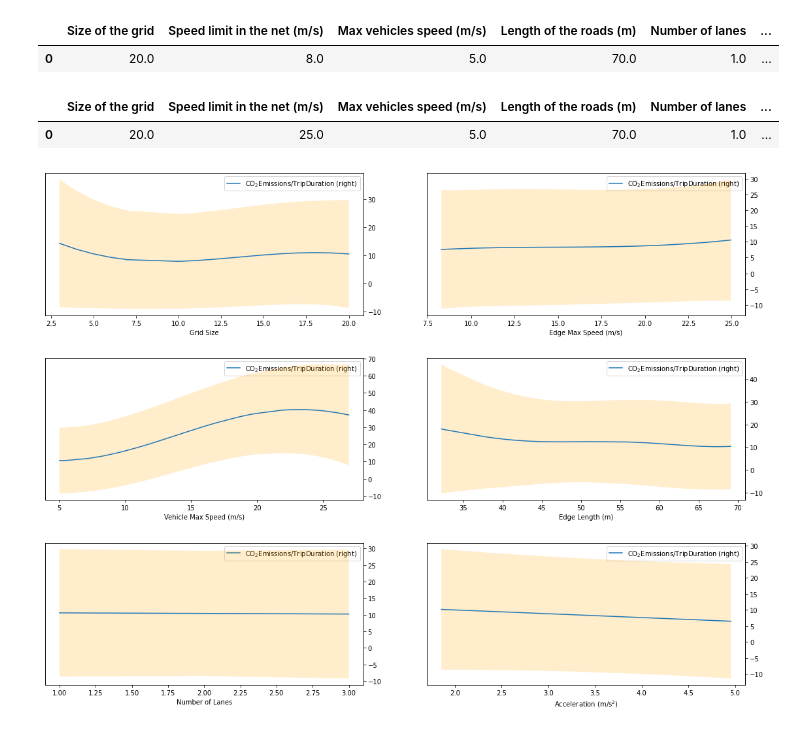
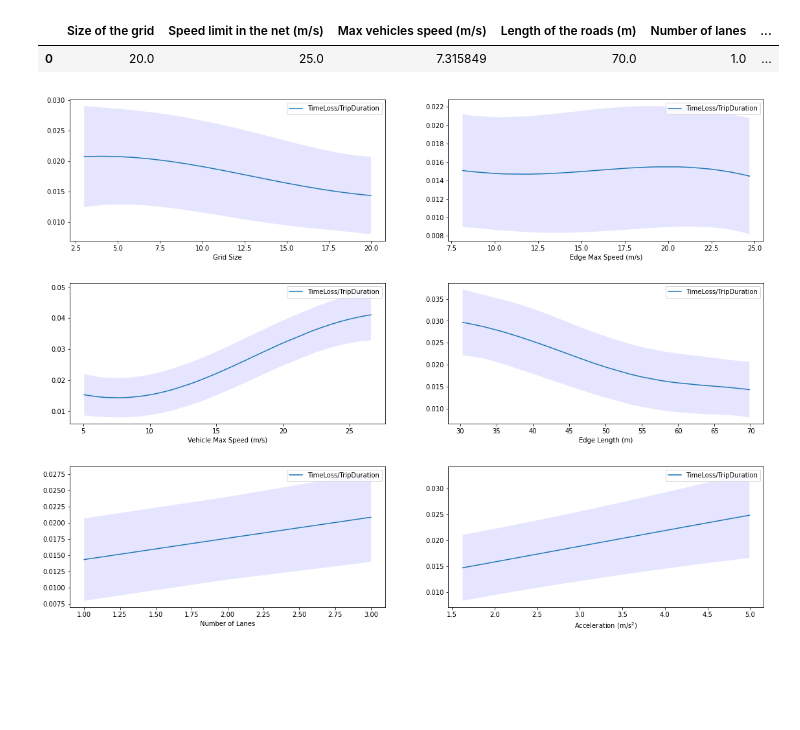
Before and after one commit to MatteoBettini/TrafficEmu, a Jupyter notebook: sensitivity_analysis/ofat.ipynb, the cells around one changed output. Cells and saved outputs as stored; diff of their text form; code cells hidden in the pictures; blank space fills up the shorter version.

Commit message:
New outputs SA

```diff
--- a/sensitivity_analysis/ofat.ipynb
+++ b/sensitivity_analysis/ofat.ipynb
@@ -1,9 +1,9 @@
 # %%
 import pickle
 
-# folder_name='experimental_design'
+# folder_name='experimental_design_new_outputs'
 
-# tl_file='250_random_points_supervised_GP_timeloss'
+# tl_file='270_random_points_supervised_GP_timeloss'
 # co2_file='270_random_points_supervised_GP_co2'
 
 # tl_file='model_variance_20_init_points_250_loops_timeloss'
@@ -21,7 +21,7 @@ import pickle
 # tl_file='integrated_variance_reduction_20_init_points_1000_loops_timeloss'
 # co2_file='integrated_variance_reduction_20_init_points_1000_loops_co2'
 
-folder_name='bayesian_optimization'
+folder_name='bayesian_optimization_new_outputs'
 
 # tl_file='270_random_init_50_bay_opt_timeLoss'
 # tl_res='results_random_init_timeLoss'
@@ -35,75 +35,73 @@ folder_name='bayesian_optimization'
 
 tl_file='270_integrated_variance_50_bay_timeLoss'
 tl_res='results_integrated_variance_timeLoss'
-co2_file='270_integrated_variance_50_bay_emissions'
-co2_res='results_integrated_variance_emissions'
+# co2_file='270_integrated_variance_50_bay_emissions'
+# co2_res='results_integrated_variance_emissions'
 
 timeloss_emukit_model = pickle.load(open('../'+folder_name+'/models/'+tl_file+'.pkl', "rb"))
-emissions_emukit_model = pickle.load(open('../'+folder_name+'/models/'+co2_file+'.pkl', "rb"))
+# emissions_emukit_model = pickle.load(open('../'+folder_name+'/models/'+co2_file+'.pkl', "rb"))
 # %%
 import pandas as pd
 parameters_name = ['Size of the grid', 'Speed limit in the net (m/s)', 'Max vehicles speed (m/s)', 'Length of the roads (m)', 'Number of lanes', 'Accelleration (m/s^2)']
-time_loss_results = pickle.load(open('../bayesian_optimization/bayesian_opt_results/'+tl_res+'.pkl', 'rb'))
+time_loss_results = pickle.load(open('../bayesian_optimization_new_outputs/bayesian_opt_results/'+tl_res+'.pkl', 'rb'))
 time_loss_results_df = pd.DataFrame(time_loss_results.minimum_location.reshape(1,-1))
 time_loss_results_df.columns = parameters_name
 time_loss_results_df
 # %% [output]
 |  | Size of the grid | Speed limit in the net (m/s) | Max vehicles speed (m/s) | Length of the roads (m) | Number of lanes | ... |
-| 0 | 20.0 | 8.0 | 5.0 | 70.0 | 1.0 | ... |
+| 0 | 20.0 | 25.0 | 7.315849 | 70.0 | 1.0 | ... |
 # %%
-emissions_results = pickle.load(open('../bayesian_optimization/bayesian_opt_results/'+co2_res+'.pkl', 'rb'))
-emissions_results_df = pd.DataFrame(emissions_results.minimum_location.reshape(1,-1))
-emissions_results_df.columns = parameters_name
-emissions_results_df
+# emissions_results = pickle.load(open('../bayesian_optimization/bayesian_opt_results/'+co2_res+'.pkl', 'rb'))
+# emissions_results_df = pd.DataFrame(emissions_results.minimum_location.reshape(1,-1))
+# emissions_results_df.columns = parameters_name
+# emissions_results_df
-# %% [output]
-|  | Size of the grid | Speed limit in the net (m/s) | Max vehicles speed (m/s) | Length of the roads (m) | Number of lanes | ... |
-| 0 | 20.0 | 25.0 | 5.0 | 70.0 | 1.0 | ... |
 # %%
-from experimental_design.config import get_ofat_parameter_spaces
-parameter_spaces = get_ofat_parameter_spaces('CO2')
+# from experimental_design.config import get_ofat_parameter_spaces
+from experimental_design_new_outputs.config import get_ofat_parameter_spaces
+parameter_spaces = get_ofat_parameter_spaces('TIME')
 # %%
 from emukit.core.initial_designs import RandomDesign
 import pandas as pd
 import matplotlib.pyplot as plt
 import numpy as np
 
 num_data_points = 50
 fig, axs = plt.subplots(len(parameter_spaces)//2, 2, figsize=[6.4*(len(parameter_spaces)//2), 4.8 * 3])
 for idx, space_dict in enumerate(parameter_spaces):
     parameter_name = space_dict['name']
     parameter_space = space_dict['space']
     design = RandomDesign(parameter_space)  # initialize with random points
     test_X = design.get_samples(num_data_points)
-    emissions_pred_Y, emissions_pred_Y_variance = emissions_emukit_model.predict(test_X)
+    # emissions_pred_Y, emissions_pred_Y_variance = emissions_emukit_model.predict(test_X)
     timeloss_pred_Y, timeloss_pred_Y_variance = timeloss_emukit_model.predict(test_X)
 
-    emissions_X = test_X[:, idx]
-    emissions_Y = emissions_pred_Y[:, 0]
-    emissions_Variance = emissions_pred_Y_variance[:, 0]
-    emissions_sort_positions = emissions_X.argsort()
-    emissions_X = emissions_X[emissions_sort_positions]
-    emissions_Y = emissions_Y[emissions_sort_positions]
-    emissions_Std = np.sqrt(emissions_Variance[emissions_sort_positions])
+    # emissions_X = test_X[:, idx]
+    # emissions_Y = emissions_pred_Y[:, 0]
+    # emissions_Variance = emissions_pred_Y_variance[:, 0]
+    # emissions_sort_positions = emissions_X.argsort()
+    # emissions_X = emissions_X[emissions_sort_positions]
+    # emissions_Y = emissions_Y[emissions_sort_positions]
+    # emissions_Std = np.sqrt(emissions_Variance[emissions_sort_positions])
 
     timeloss_X = test_X[:, idx]
     timeloss_Y = timeloss_pred_Y[:, 0]
     timeloss_Variance = timeloss_pred_Y_variance[:, 0]
     timeloss_sort_positions = timeloss_X.argsort()
     timeloss_X = timeloss_X[timeloss_sort_positions]
     timeloss_Y = timeloss_Y[timeloss_sort_positions]
     timeloss_Std = np.sqrt(timeloss_Variance[timeloss_sort_positions])
 
     data = {
         'timeloss_X': timeloss_X, 'TimeLoss/TripDuration': timeloss_Y, 'timeloss_Std': timeloss_Std,
-        'emissions_X': emissions_X, 'CO$_2$Emissions/TripDuration': emissions_Y, 'emissions_Std': emissions_Std,
+        # 'emissions_X': emissions_X, 'CO$_2$Emissions/TripDuration': emissions_Y, 'emissions_Std': emissions_Std,
     }
     ax = axs[idx//2][idx%2]
-    # _ax1 = pd.DataFrame(data).plot.line(x='timeloss_X', y='TimeLoss/TripDuration', ax=ax) #, yerr='timeloss_Std')
-    _ax2 = pd.DataFrame(data).plot.line(secondary_y=True, x='emissions_X', y='CO$_2$Emissions/TripDuration', ax=ax) #, yerr='emission_Std')
-    # _ax1.fill_between(timeloss_X, data['TimeLoss/TripDuration'] - data['timeloss_Std'], data['TimeLoss/TripDuration'] + data['timeloss_Std'], facecolor='blue', alpha=0.1, interpolate=True)
-    _ax2.fill_between(emissions_X, data['CO$_2$Emissions/TripDuration'] - data['emissions_Std'], data['CO$_2$Emissions/TripDuration'] + data['emissions_Std'], facecolor='orange', alpha=0.2, interpolate=True)
+    _ax1 = pd.DataFrame(data).plot.line(x='timeloss_X', y='TimeLoss/TripDuration', ax=ax) #, yerr='timeloss_Std')
+    # _ax2 = pd.DataFrame(data).plot.line(secondary_y=True, x='emissions_X', y='CO$_2$Emissions/TripDuration', ax=ax) #, yerr='emission_Std')
+    _ax1.fill_between(timeloss_X, data['TimeLoss/TripDuration'] - data['timeloss_Std'], data['TimeLoss/TripDuration'] + data['timeloss_Std'], facecolor='blue', alpha=0.1, interpolate=True)
+    # _ax2.fill_between(emissions_X, data['CO$_2$Emissions/TripDuration'] - data['emissions_Std'], data['CO$_2$Emissions/TripDuration'] + data['emissions_Std'], facecolor='orange', alpha=0.2, interpolate=True)
     ax.set_xlabel(parameter_name)
 plt.subplots_adjust(hspace=0.3)
 fig.show()
 # %% [output]
-[figure, old version]
+[figure, new version]
```
Also changed, not shown: 4 other files.
